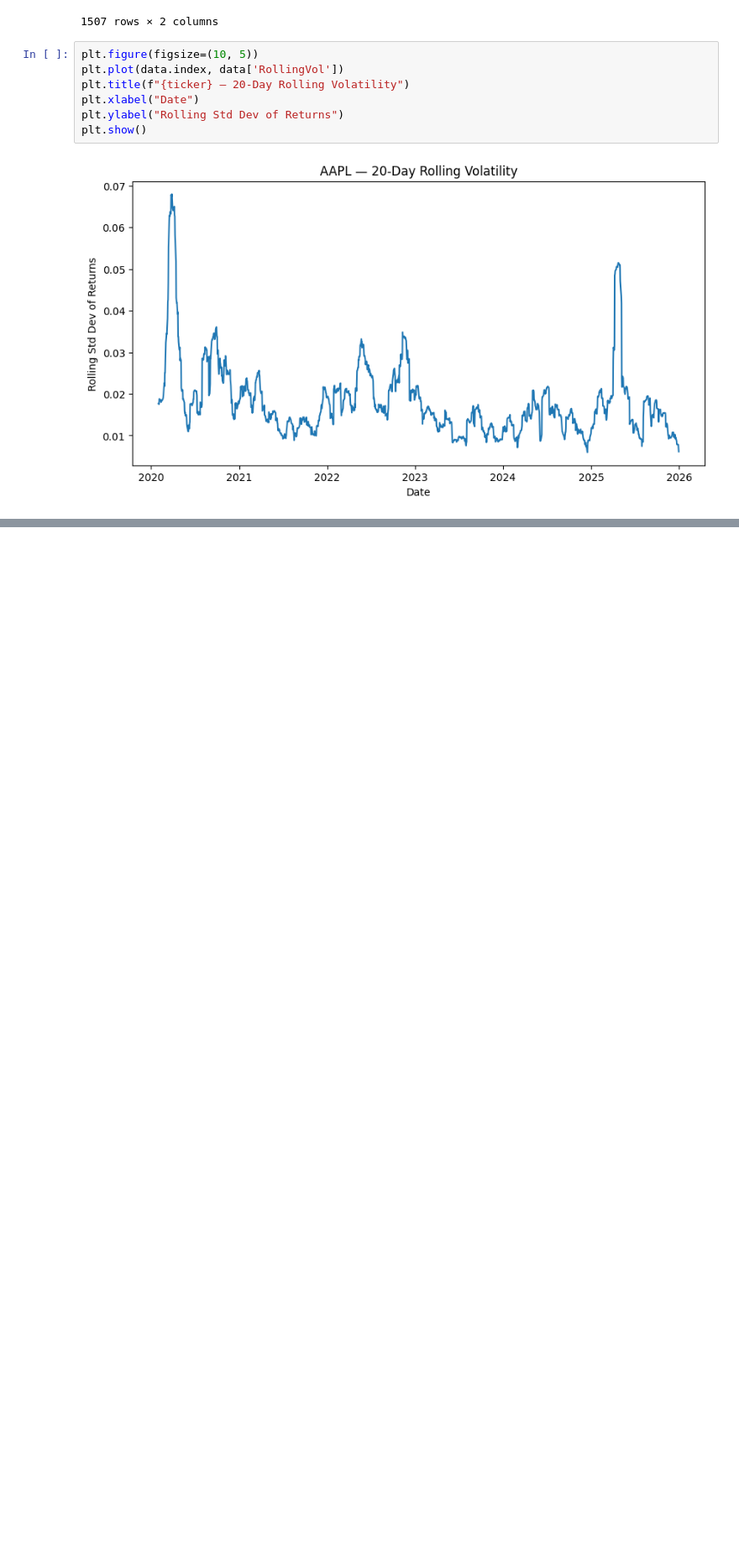
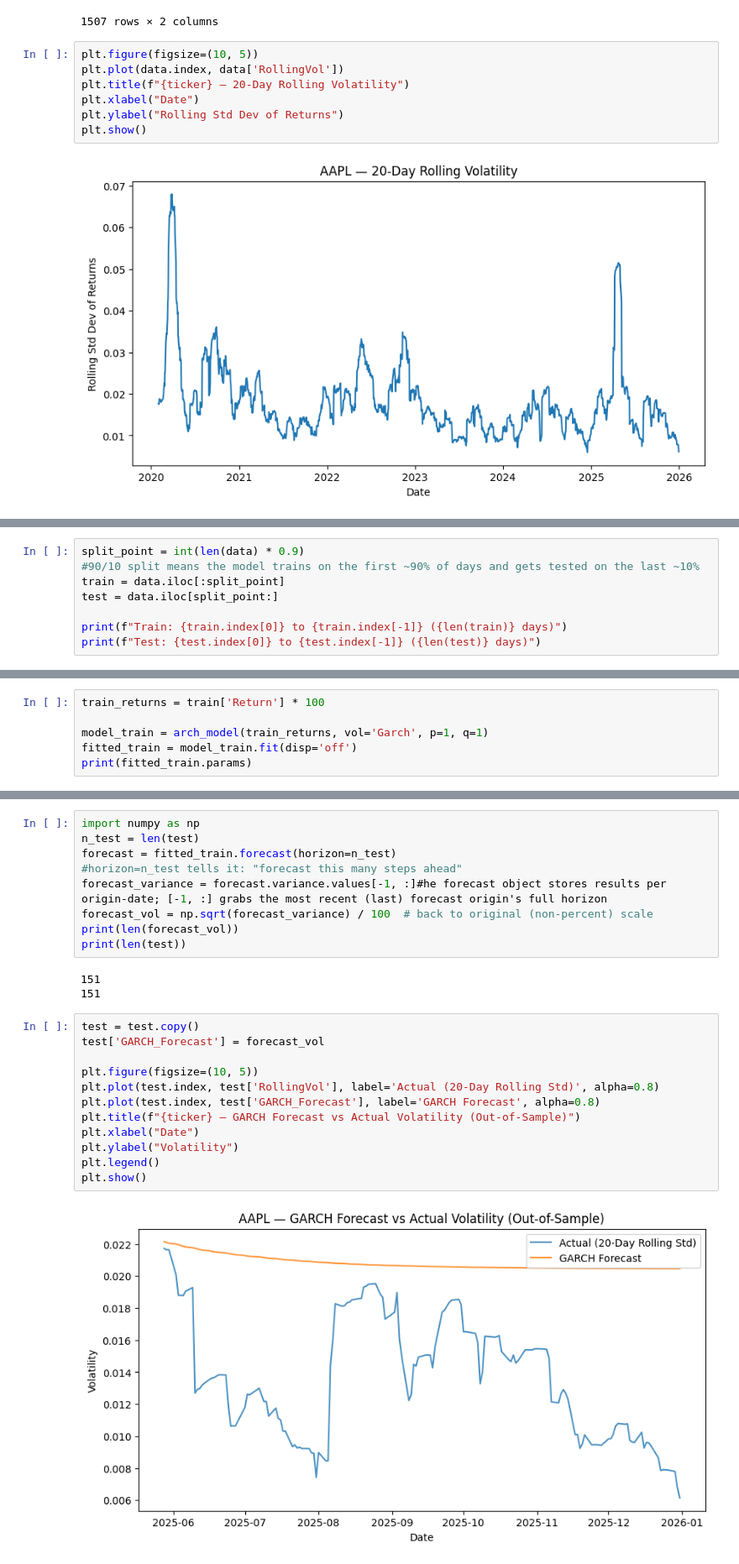
Before and after one commit to SimonSchmitzRafael/econ-portfolio, a Jupyter notebook: project1_volatility/01_data_collection.ipynb, the cells around one changed output, grey strips where cells are left out. Shown at 84% size. Saved outputs shown, nothing was run; the diff lists cells and outputs as text; blank space fills up the shorter version.

```diff
--- a/project1_volatility/01_data_collection.ipynb
+++ b/project1_volatility/01_data_collection.ipynb
@@ -193,0 +230,8 @@ At 0.9647, this is a high but stable value-— high enough to confirm real, stro
+# %%
+split_point = int(len(data) * 0.9)
+#90/10 split means the model trains on the first ~90% of days and gets tested on the last ~10%
+train = data.iloc[:split_point]
+test = data.iloc[split_point:]
+
+print(f"Train: {train.index[0]} to {train.index[-1]} ({len(train)} days)")
+print(f"Test: {test.index[0]} to {test.index[-1]} ({len(test)} days)")
@@ -193,0 +241,6 @@ At 0.9647, this is a high but stable value-— high enough to confirm real, stro
+# %%
+train_returns = train['Return'] * 100
+
+model_train = arch_model(train_returns, vol='Garch', p=1, q=1)
+fitted_train = model_train.fit(disp='off')
+print(fitted_train.params)
@@ -193,0 +253,26 @@ At 0.9647, this is a high but stable value-— high enough to confirm real, stro
+# %%
+import numpy as np
+n_test = len(test)
+forecast = fitted_train.forecast(horizon=n_test)
+#horizon=n_test tells it: "forecast this many steps ahead"
+forecast_variance = forecast.variance.values[-1, :]#he forecast object stores results per origin-date; [-1, :] grabs the most recent (last) forecast origin's full horizon
+forecast_vol = np.sqrt(forecast_variance) / 100  # back to original (non-percent) scale
+print(len(forecast_vol))
+print(len(test))
+# %% [output]
+151
+151
+# %%
+test = test.copy()
+test['GARCH_Forecast'] = forecast_vol
+
+plt.figure(figsize=(10, 5))
+plt.plot(test.index, test['RollingVol'], label='Actual (20-Day Rolling Std)', alpha=0.8)
+plt.plot(test.index, test['GARCH_Forecast'], label='GARCH Forecast', alpha=0.8)
+plt.title(f"{ticker} — GARCH Forecast vs Actual Volatility (Out-of-Sample)")
+plt.xlabel("Date")
+plt.ylabel("Volatility")
+plt.legend()
+plt.show()
+# %% [output]
+[figure, added]
```
Also changed, not shown: parts of 19 cells of this notebook.
